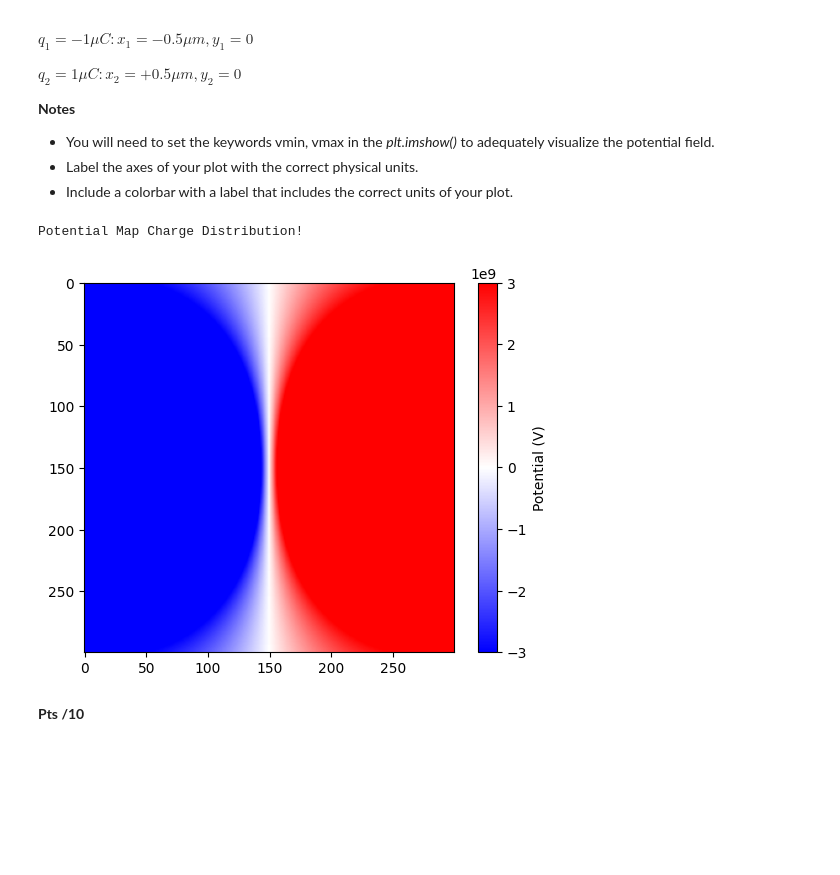
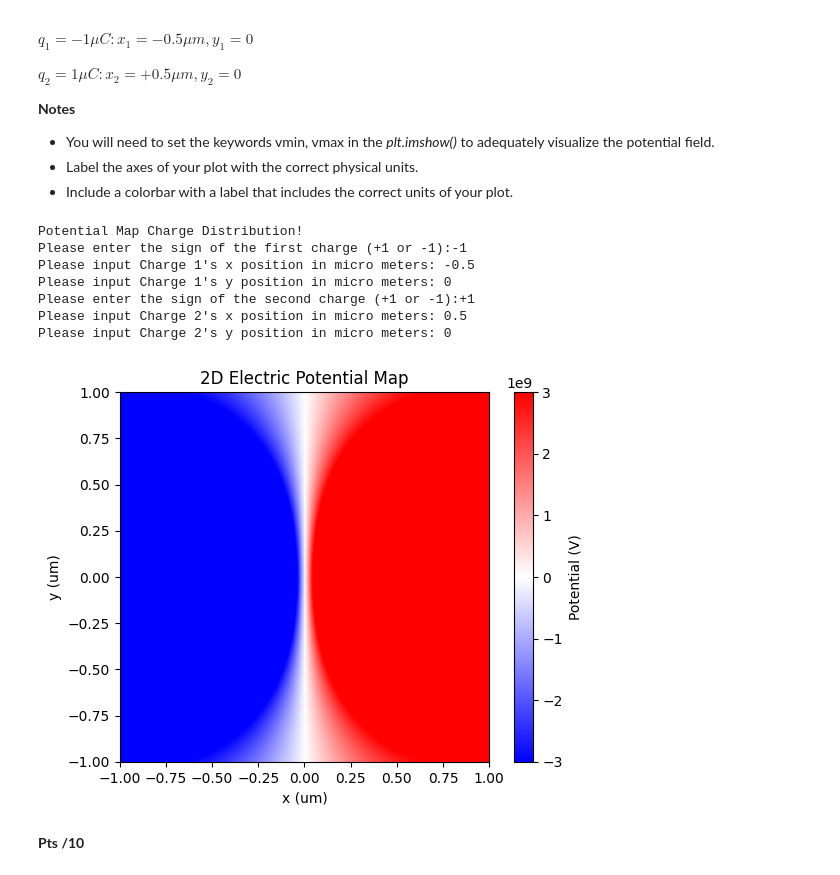
Before and after one commit to AcamaroCutcher/Computational-Physics, a Jupyter notebook: Homework/Homework5/hw5_notebook_2026.ipynb, the cells around one changed output. Saved outputs shown, nothing was run; the diff lists cells and outputs as text; code cells hidden in the pictures; blank space fills up the shorter version.

```diff
--- a/Homework/Homework5/hw5_notebook_2026.ipynb
+++ b/Homework/Homework5/hw5_notebook_2026.ipynb
@@ -45,9 +45,6 @@ $q_2=1\mu C: x_2=+0.5\mu m, y_2=0$
 * Label the axes of your plot with the correct physical units.
 * Include a colorbar with a label that includes the correct units of your plot.
 # %%
-# 1a: electric_field_of_charge_distribution
-# Part a: Place two point charges in a box and visualize the 2D potential field
-
 import numpy as np
 import matplotlib.pyplot as plt
 from scipy.constants import epsilon_0, micro
@@ -55,41 +52,53 @@ from matplotlib.colors import SymLogNorm
 
 def potential_func(q, X, Y, x0, y0):
     r = np.sqrt((X - x0)**2 + (Y - y0)**2)
+    # To avoid division by zero at the charge location, we can set a small non-zero minimum radius
+    r[r < 1e-12] = 1e-12 # small number to avoid division by zero
     return q / ( 4 * np.pi * epsilon_0 * r)
 
 
 def run():
 
     # User Input
     print("Potential Map Charge Distribution!")
     q_1 = float(input("Please enter the sign of the first charge (+1 or -1):"))*micro   # micro Columb
     x1_position = float(input("Please input Charge 1's x position in micro meters: "))*micro
     y1_position = float(input("Please input Charge 1's y position in micro meters: "))*micro
     q_2 = float(input("Please enter the sign of the second charge (+1 or -1):"))*micro  # micro Columb
     x2_position = float(input("Please input Charge 2's x position in micro meters: "))*micro
     y2_position = float(input("Please input Charge 2's y position in micro meters: "))*micro
 
 
     # Mesh Grid
     x = np.linspace(-1*micro, +1*micro, 300)
     y = np.linspace(-1*micro, +1*micro, 300)
 
     X,Y = np.meshgrid(x,y)
 
     # Potential Plot
     potential_grid = potential_func(q_1, X, Y, x1_position, y1_position) + potential_func(q_2, X, Y, x2_position, y2_position)
 
 
-
-    plt.imshow(potential_grid, vmin=-3e9, vmax=3e9, cmap='bwr')
+    plt.imshow(potential_grid, vmin=-3e9, vmax=3e9, cmap='bwr', origin='lower', extent=(x.min()/micro, x.max()/micro, y.min()/micro, y.max()/micro))
+    plt.xlabel('x (um)')
+    plt.ylabel('y (um)')
+    plt.title('2D Electric Potential Map')
     plt.colorbar(label='Potential (V)')
     plt.show()
 
+    return potential_grid, X, Y, x, y
 
-run()
+# Call run to get the potential grid and coordinates for part b
+potential_grid, X, Y, x, y = run()
 # %% [output]
 Potential Map Charge Distribution!
+Please enter the sign of the first charge (+1 or -1):-1
+Please input Charge 1's x position in micro meters: -0.5
+Please input Charge 1's y position in micro meters: 0
+Please enter the sign of the second charge (+1 or -1):+1
+Please input Charge 2's x position in micro meters: 0.5
+Please input Charge 2's y position in micro meters: 0
-[figure, old version]
+[figure, new version]
 # %% [markdown]
 **Pts /10**
 # %% [markdown]
```
Also changed, not shown: parts of 14 cells of this notebook.
